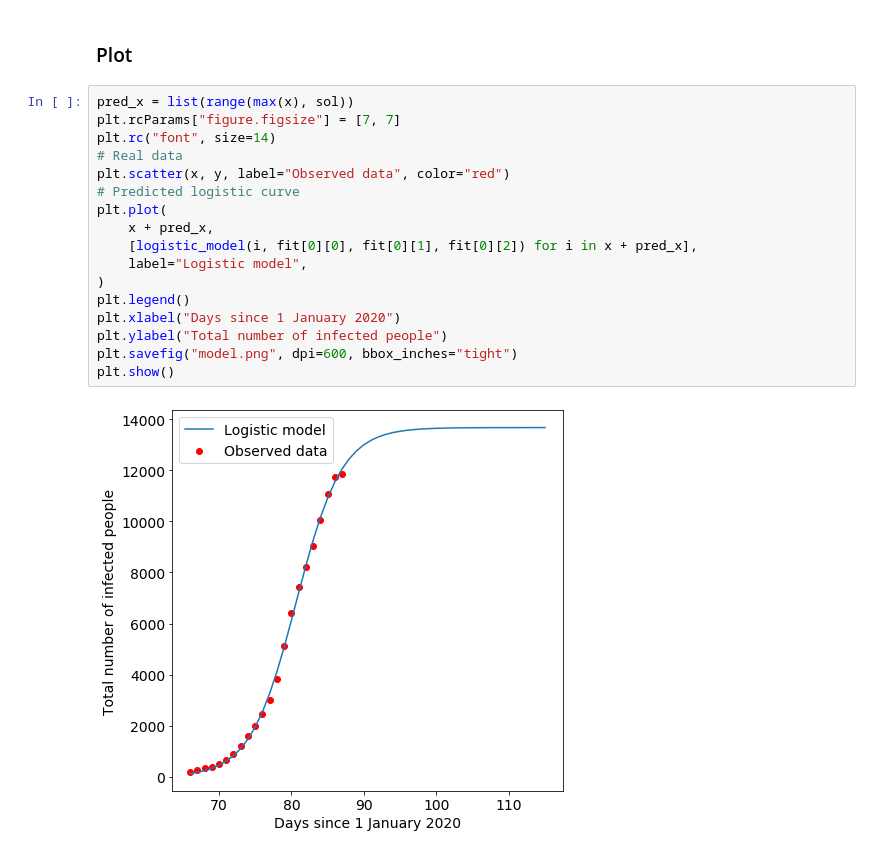
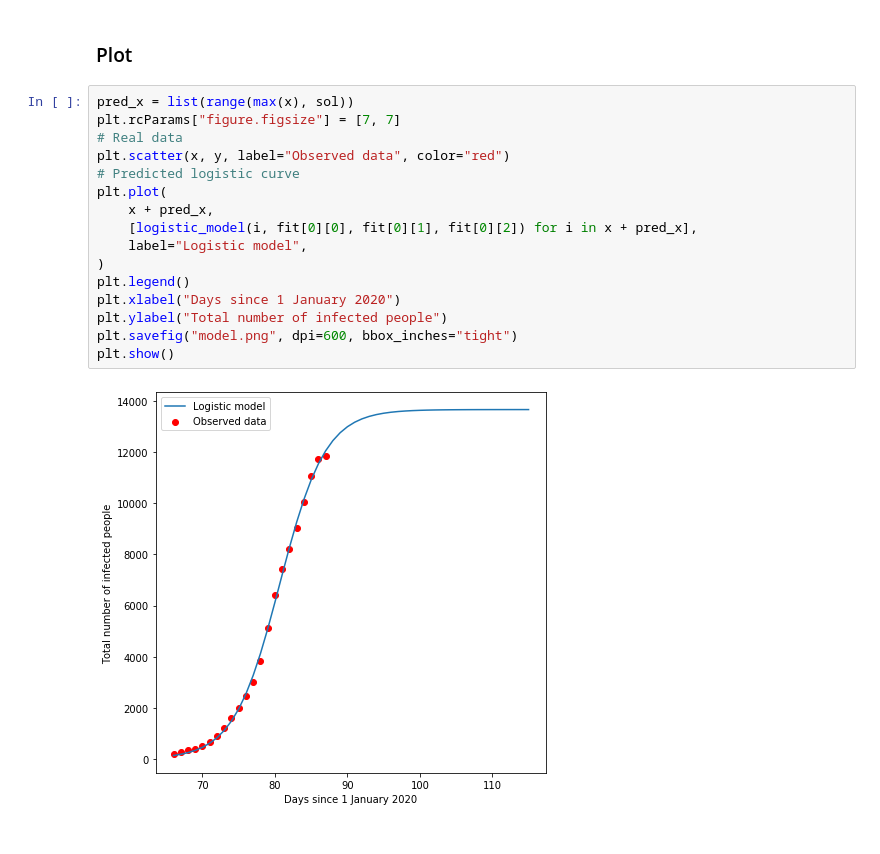
Before and after one commit to J-Klass/covid-19-switzerland-logistic-model, a Jupyter notebook: logistic_model.ipynb, the cells around one changed output. Drawn from its saved outputs; the diff is of its cells as text.

Commit message:
Improve plots

```diff
--- a/logistic_model.ipynb
+++ b/logistic_model.ipynb
@@ -108,20 +108,19 @@ print(date.fromordinal(date(2020, 1, 1).toordinal() + sol - 1))
 # %%
 pred_x = list(range(max(x), sol))
 plt.rcParams["figure.figsize"] = [7, 7]
-plt.rc("font", size=14)
 # Real data
 plt.scatter(x, y, label="Observed data", color="red")
 # Predicted logistic curve
 plt.plot(
     x + pred_x,
     [logistic_model(i, fit[0][0], fit[0][1], fit[0][2]) for i in x + pred_x],
     label="Logistic model",
 )
 plt.legend()
 plt.xlabel("Days since 1 January 2020")
 plt.ylabel("Total number of infected people")
 plt.savefig("model.png", dpi=600, bbox_inches="tight")
 plt.show()
 # %% [output]
-[figure, old version]
+[figure, new version]
 [interactive output not drawn]
```
Also changed, not shown: parts of 1 cell of this notebook, 1 other file.
